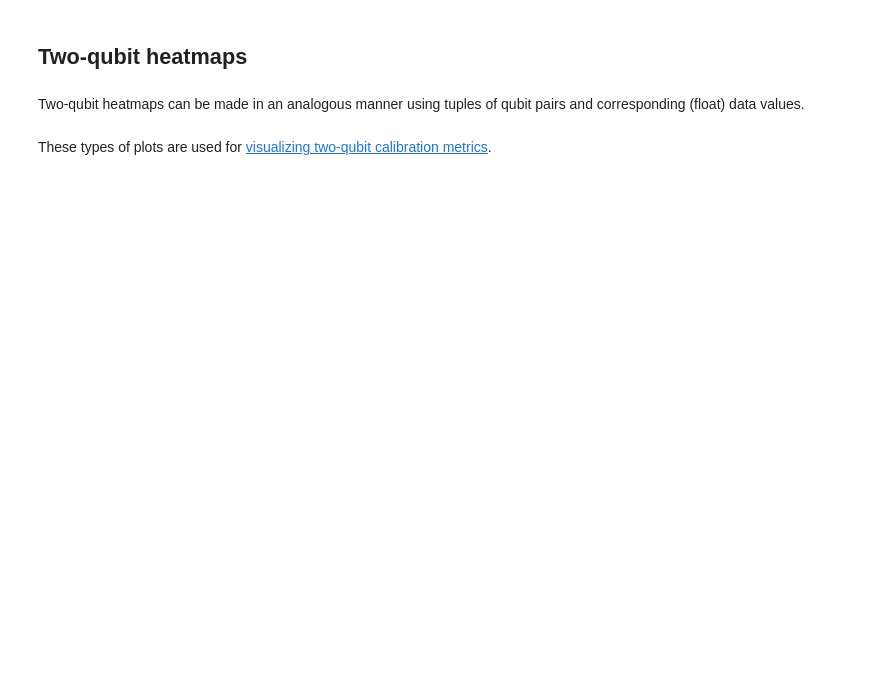
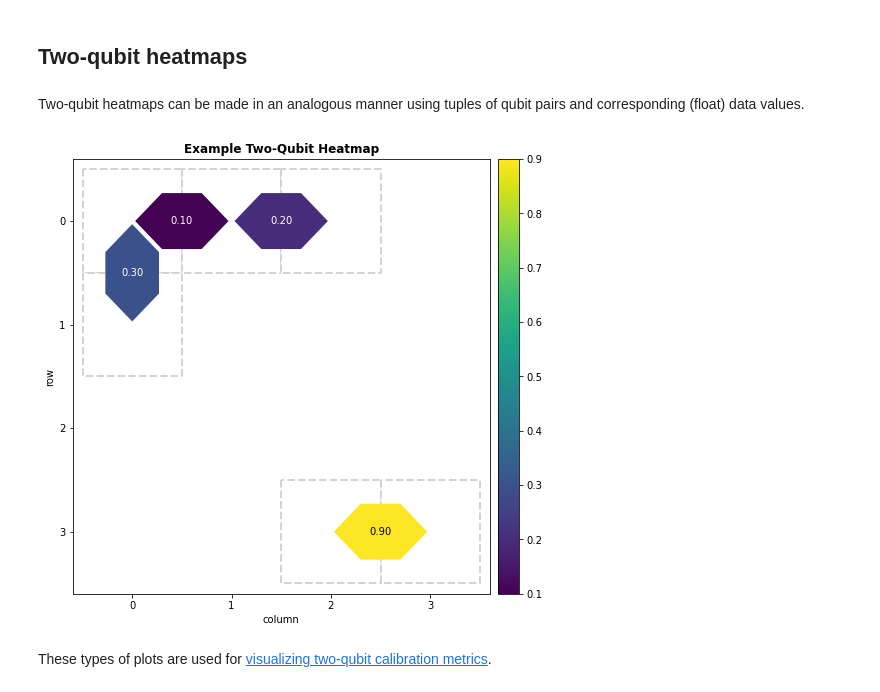
Before and after one commit to LiberoAphpollo/VQC-Cirq, a Jupyter notebook: docs/tutorials/heatmaps.ipynb, the cells around one changed output. Saved outputs shown, nothing was run; the diff lists cells and outputs as text; code cells hidden in the pictures; blank space fills up the shorter version.

```diff
--- a/docs/tutorials/heatmaps.ipynb
+++ b/docs/tutorials/heatmaps.ipynb
@@ -59,11 +71,16 @@ Additional parameters for the heatmap can be passed as `kwargs` to the construct
 # %% [markdown]
 Two-qubit heatmaps can be made in an analogous manner using tuples of qubit pairs and corresponding (float) data values.
 # %%
-cirq.TwoQubitInteractionHeatmap({
-    (cirq.GridQubit(0, 0), cirq.GridQubit(0, 1)): 1.1,
-    (cirq.GridQubit(0, 1), cirq.GridQubit(0, 2)): 1.4,
-    (cirq.GridQubit(1, 0), cirq.GridQubit(0, 0)): 1.6,
-    (cirq.GridQubit(3, 3), cirq.GridQubit(3, 2)): 1.9,
-}, annotation_format="0.2f", title='Example Two-Qubit Heatmap').plot();
+two_qubit_interaction_heatmap = cirq.TwoQubitInteractionHeatmap({
+    (cirq.GridQubit(0, 0), cirq.GridQubit(0, 1)): 0.1,
+    (cirq.GridQubit(0, 1), cirq.GridQubit(0, 2)): 0.2,
+    (cirq.GridQubit(1, 0), cirq.GridQubit(0, 0)): 0.3,
+    (cirq.GridQubit(3, 3), cirq.GridQubit(3, 2)): 0.9,
+}, annotation_format="0.2f", title = 'Example Two-Qubit Heatmap')
+
+_, ax = plt.subplots(figsize=(8, 8))
+_ = two_qubit_interaction_heatmap.plot(ax)
+# %% [output]
+[figure, added]
 # %% [markdown]
 These types of plots are used for [visualizing two-qubit calibration metrics](./google/visualizing_calibration_metrics.ipynb).
```
Also changed, not shown: parts of 14 cells of this notebook, 1 other file.
